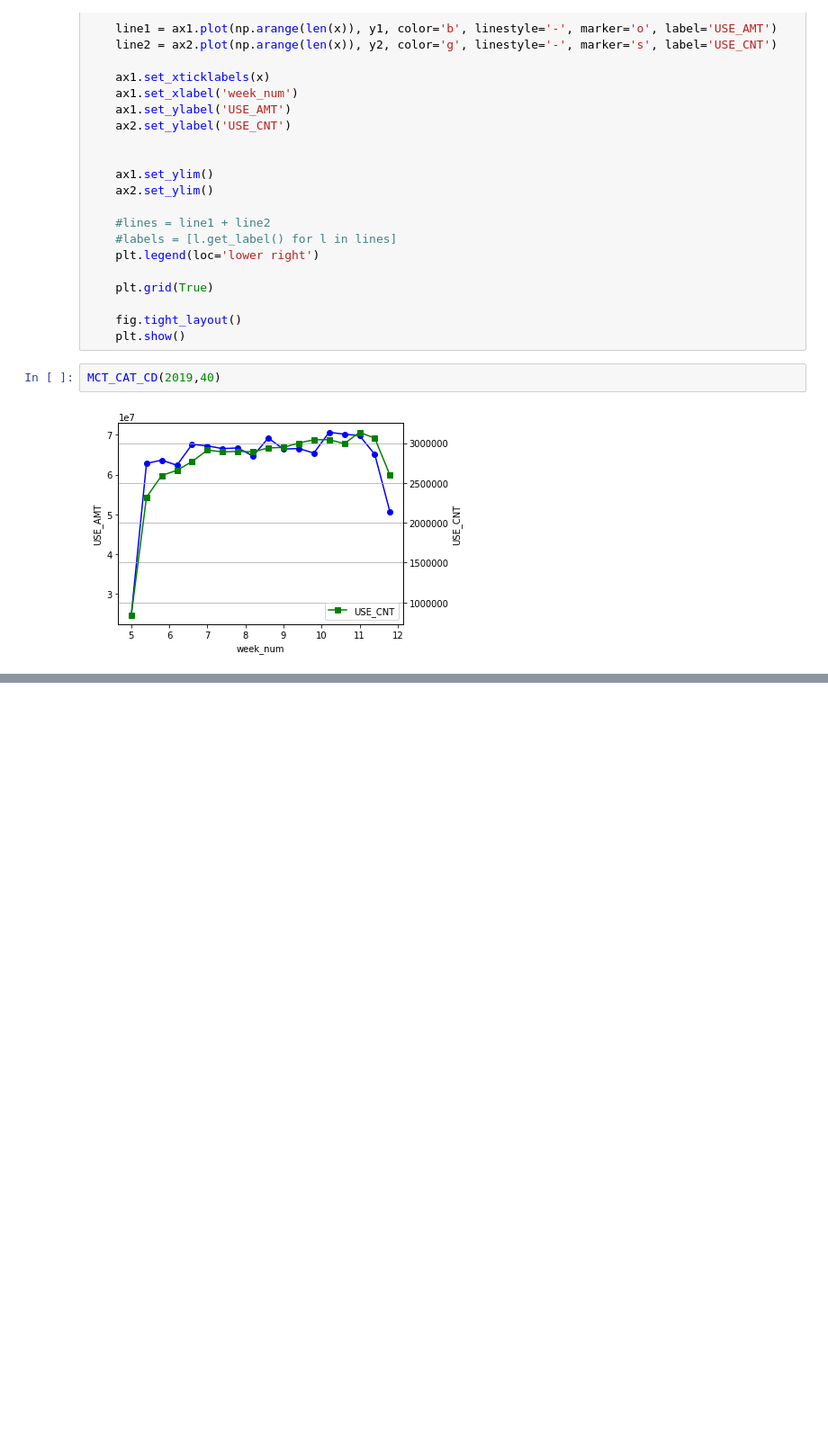
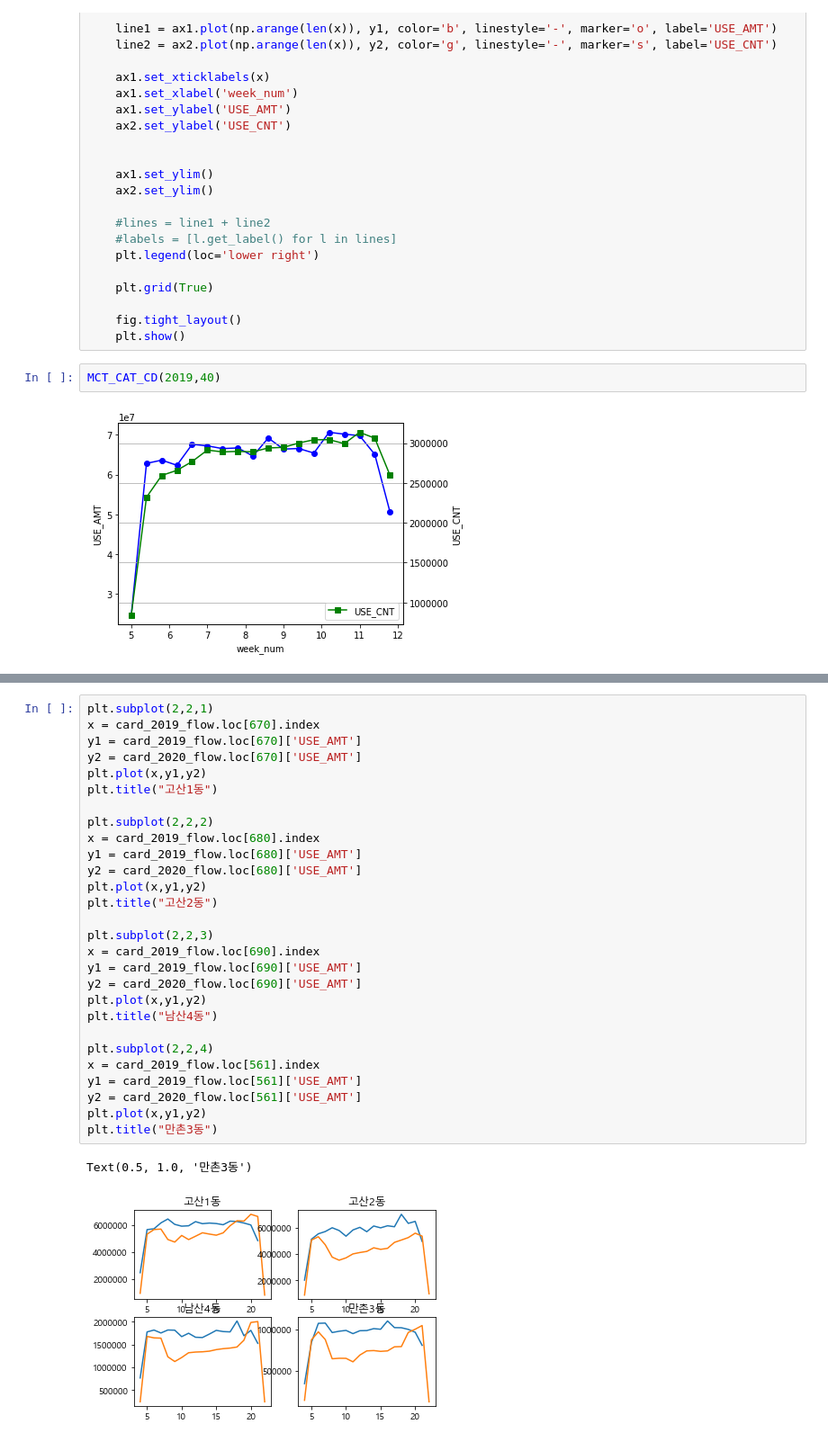
Before and after one commit to SeoroMin/dacon_jejucard, a Jupyter notebook: sangmin/card_flow.ipynb, the cells around one changed output, grey strips where cells are left out. Shown at 90% size. Cells and saved outputs as stored; diff of their text form; blank space fills up the shorter version.

```diff
--- a/sangmin/card_flow.ipynb
+++ b/sangmin/card_flow.ipynb
@@ -278,0 +399,31 @@ Text(0.5, 1.0, 'subplot 4: 월계1동')
+# %%
+plt.subplot(2,2,1)
+x = card_2019_flow.loc[670].index
+y1 = card_2019_flow.loc[670]['USE_AMT']
+y2 = card_2020_flow.loc[670]['USE_AMT']
+plt.plot(x,y1,y2)
+plt.title("고산1동")
+
+plt.subplot(2,2,2)
+x = card_2019_flow.loc[680].index
+y1 = card_2019_flow.loc[680]['USE_AMT']
+y2 = card_2020_flow.loc[680]['USE_AMT']
+plt.plot(x,y1,y2)
+plt.title("고산2동")
+
+plt.subplot(2,2,3)
+x = card_2019_flow.loc[690].index
+y1 = card_2019_flow.loc[690]['USE_AMT']
+y2 = card_2020_flow.loc[690]['USE_AMT']
+plt.plot(x,y1,y2)
+plt.title("남산4동")
+
+plt.subplot(2,2,4)
+x = card_2019_flow.loc[561].index
+y1 = card_2019_flow.loc[561]['USE_AMT']
+y2 = card_2020_flow.loc[561]['USE_AMT']
+plt.plot(x,y1,y2)
+plt.title("만촌3동")
+# %% [output]
+Text(0.5, 1.0, '만촌3동')
+[figure, added]
```
Also changed, not shown: parts of 17 cells of this notebook.
